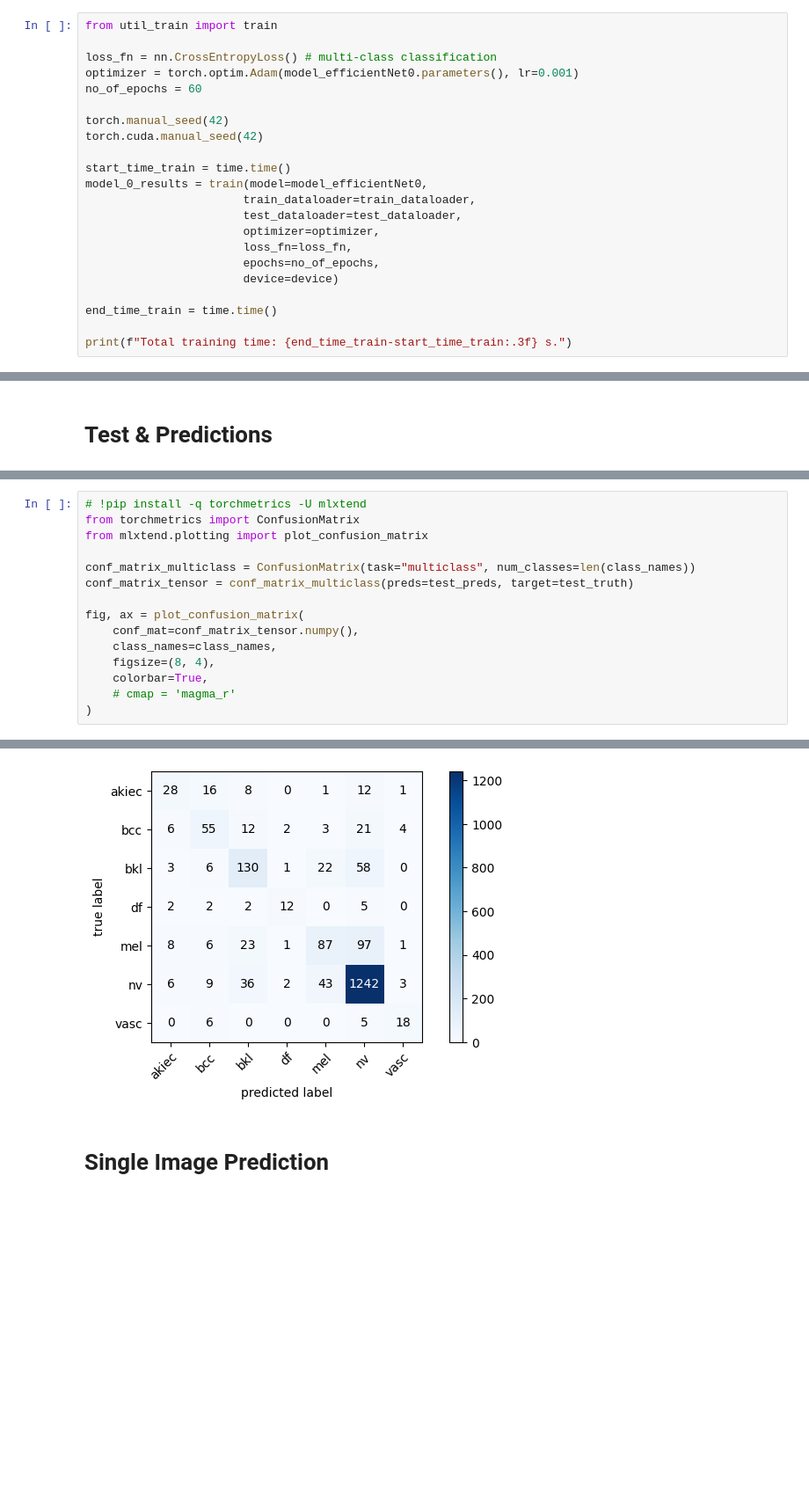
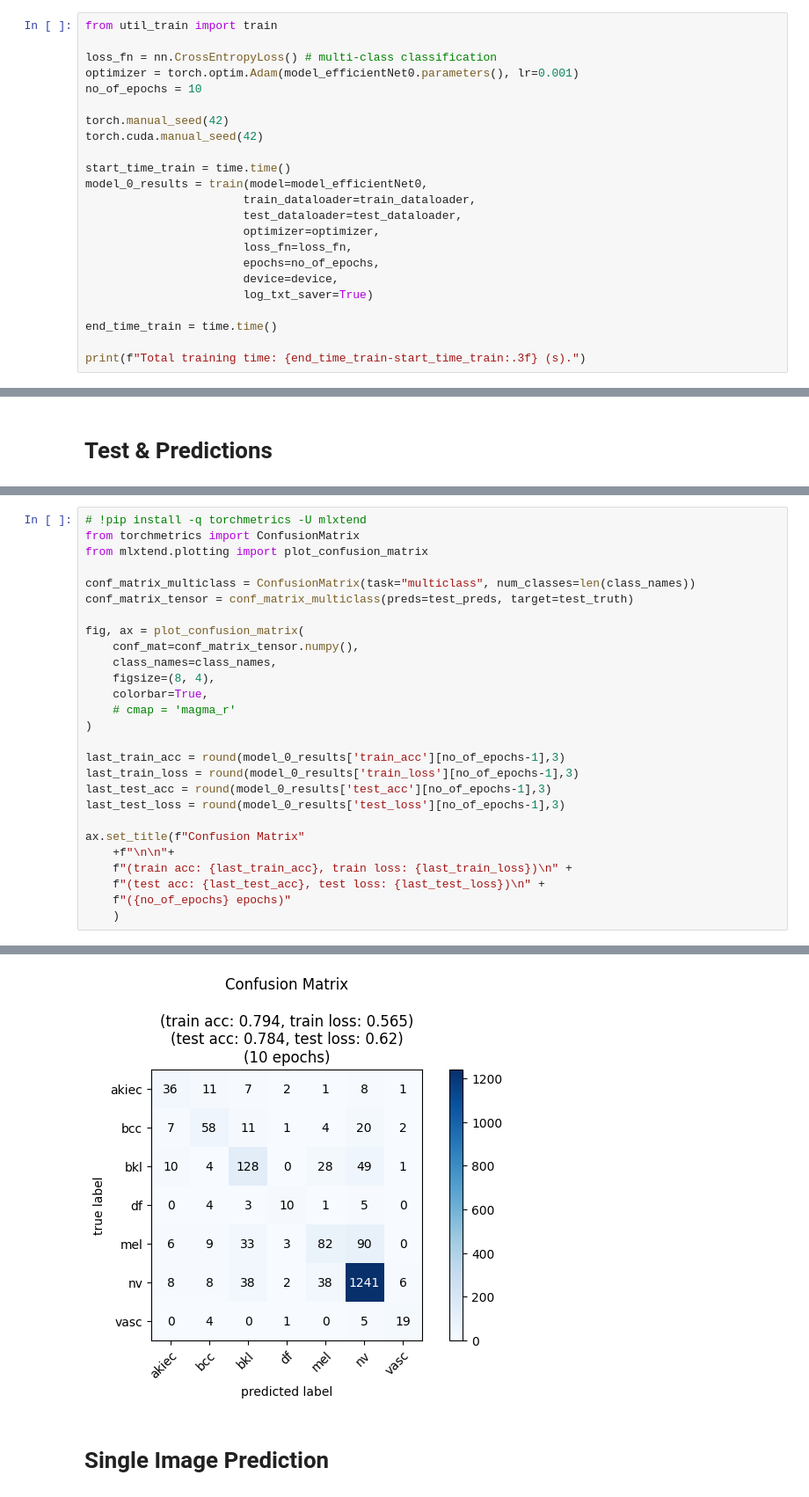
Before and after one commit to robuno/skin-disease-classifiers, a Jupyter notebook: main.ipynb, the cells around one changed output, grey strips where cells are left out. Shown at 88% size. Drawn from its saved outputs; the diff is of its cells as text; blank space fills up the shorter version.

```diff
--- a/main.ipynb
+++ b/main.ipynb
@@ -250,7 +211,7 @@ from util_train import train
 
 loss_fn = nn.CrossEntropyLoss() # multi-class classification
 optimizer = torch.optim.Adam(model_efficientNet0.parameters(), lr=0.001)
-no_of_epochs = 60
+no_of_epochs = 10
 
 torch.manual_seed(42)
 torch.cuda.manual_seed(42)
@@ -262,9 +223,10 @@ model_0_results = train(model=model_efficientNet0,
                        optimizer=optimizer,
                        loss_fn=loss_fn,
                        epochs=no_of_epochs,
-                       device=device)
+                       device=device,
+                       log_txt_saver=True)
 
 end_time_train = time.time()
 
-print(f"Total training time: {end_time_train-start_time_train:.3f} s.")
+print(f"Total training time: {end_time_train-start_time_train:.3f} (s).")
 # %% [output]
@@ -366,4 +322,16 @@ fig, ax = plot_confusion_matrix(
     colorbar=True,
     # cmap = 'magma_r'
 )
+
+last_train_acc = round(model_0_results['train_acc'][no_of_epochs-1],3)
+last_train_loss = round(model_0_results['train_loss'][no_of_epochs-1],3)
+last_test_acc = round(model_0_results['test_acc'][no_of_epochs-1],3)
+last_test_loss = round(model_0_results['test_loss'][no_of_epochs-1],3)
+
+ax.set_title(f"Confusion Matrix"
+    +f"\n\n"+
+    f"(train acc: {last_train_acc}, train loss: {last_train_loss})\n" +
+    f"(test acc: {last_test_acc}, test loss: {last_test_loss})\n" +
+    f"({no_of_epochs} epochs)"
+    )
 # %% [output]
@@ -370,4 +339,4 @@ fig, ax = plot_confusion_matrix(
-[figure, old version]
+[figure, new version]
 # %% [markdown]
 # Single Image Prediction
 # %%
```
Also changed, not shown: parts of 8 cells of this notebook, 2 other files.
